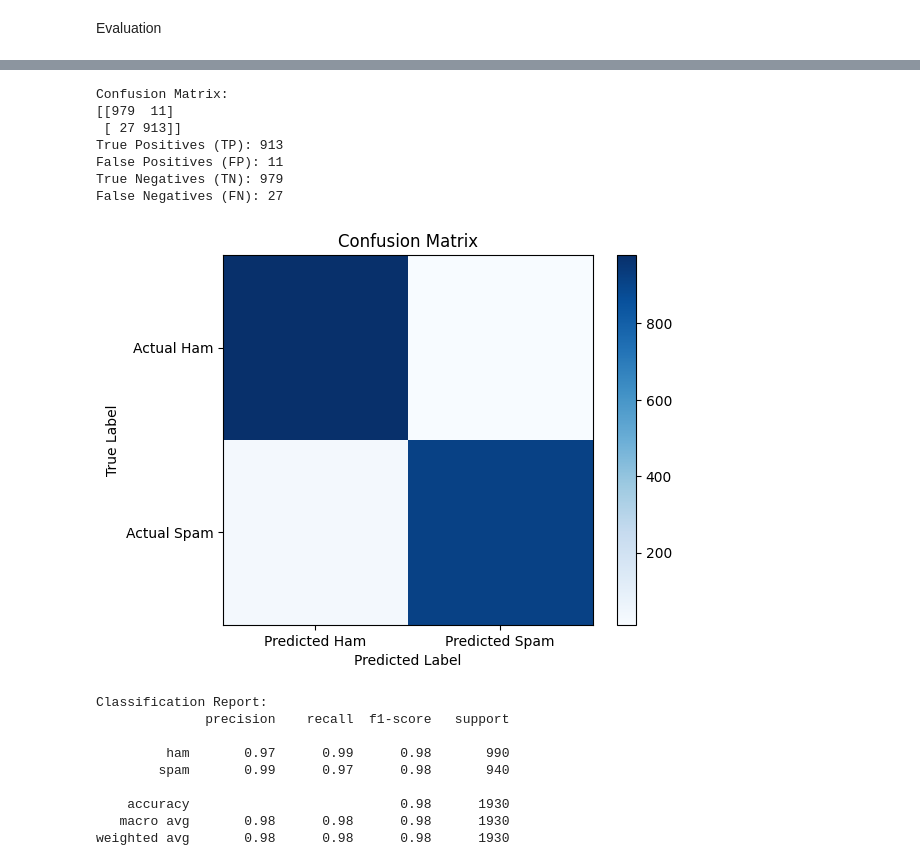
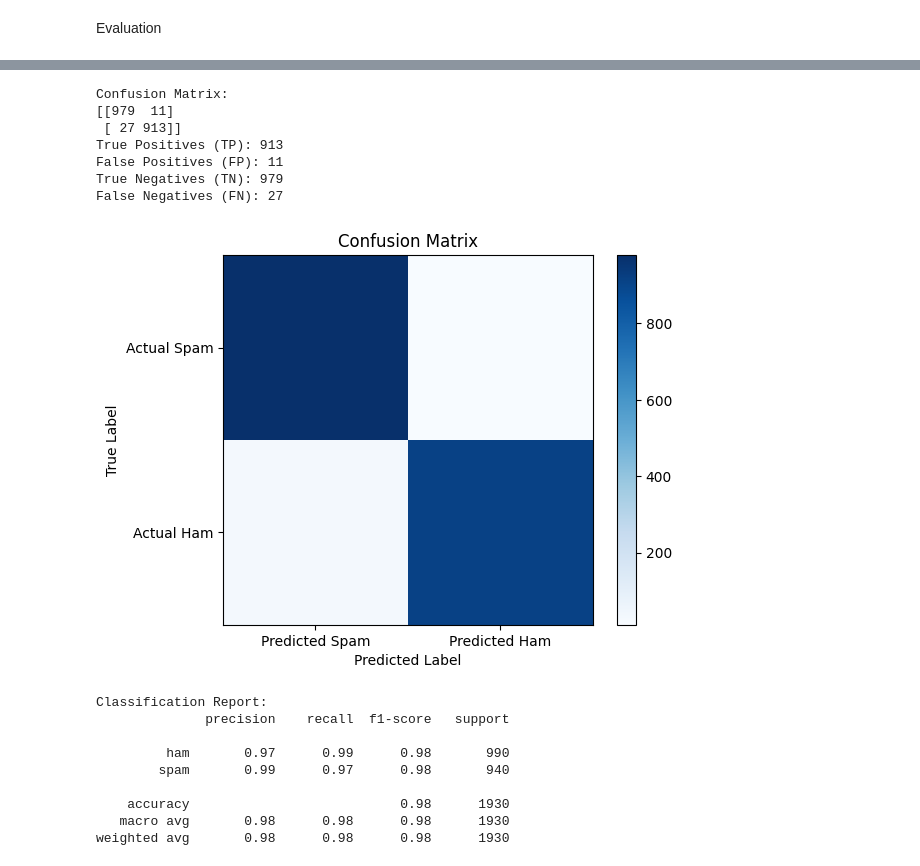
Before and after one commit to PhiVietHoang/Email-spam-naive-bayes, a Jupyter notebook: src/spam_mail_classification.ipynb, the cells around one changed output, grey strips where cells are left out. Saved outputs shown, nothing was run; the diff lists cells and outputs as text; code cells hidden in the pictures.

```diff
--- a/src/spam_mail_classification.ipynb
+++ b/src/spam_mail_classification.ipynb
@@ -117,35 +118,35 @@ Accuracy: 0.9803108808290155
 # %%
 # Generate and print the confusion matrix
 confusion = confusion_matrix(y_test, y_pred)
 print('Confusion Matrix:')
 print(confusion)
 
 # Extract TP, FP, TN, FN values from the confusion matrix
 tn, fp, fn, tp = confusion.ravel()
 print('True Positives (TP):', tp)
 print('False Positives (FP):', fp)
 print('True Negatives (TN):', tn)
 print('False Negatives (FN):', fn)
 
 # Confusion Matrix
 plt.figure()
 plt.imshow(confusion, cmap='Blues')
 plt.title('Confusion Matrix')
 plt.colorbar()
-plt.xticks([0, 1], ['Predicted Ham', 'Predicted Spam'])
-plt.yticks([0, 1], ['Actual Ham', 'Actual Spam'])
+plt.xticks([0, 1], ['Predicted Spam', 'Predicted Ham'])
+plt.yticks([0, 1], ['Actual Spam', 'Actual Ham'])
 plt.xlabel('Predicted Label')
 plt.ylabel('True Label')
 plt.show()
 # %% [output]
 Confusion Matrix:
 [[979  11]
  [ 27 913]]
 True Positives (TP): 913
 False Positives (FP): 11
 True Negatives (TN): 979
 False Negatives (FN): 27
-[figure, old version]
+[figure, new version]
 # %%
 # Calculate probabilities for the positive class
 y_prob = model.predict_proba(X_test_vectorized.toarray())[:, 1]
```
Also changed, not shown: parts of 1 cell of this notebook, 1 other file.
